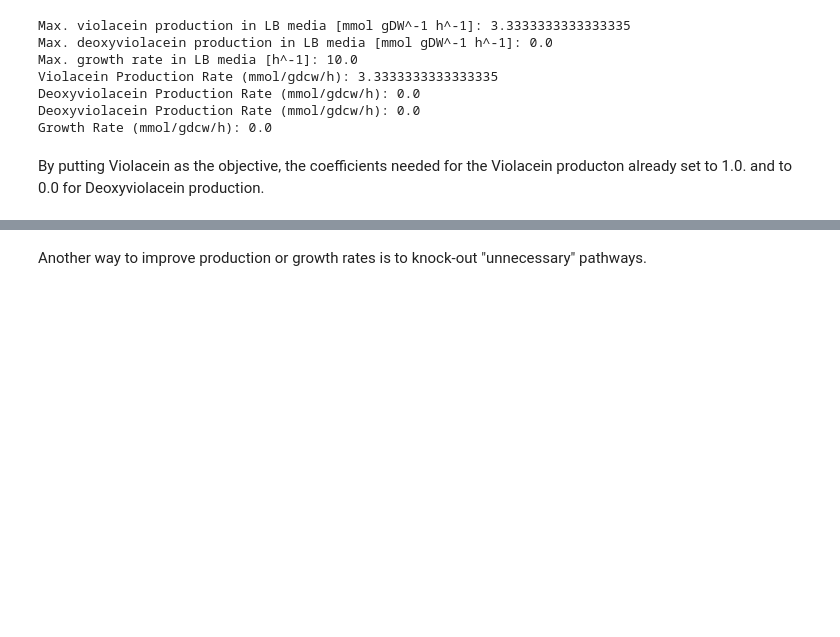
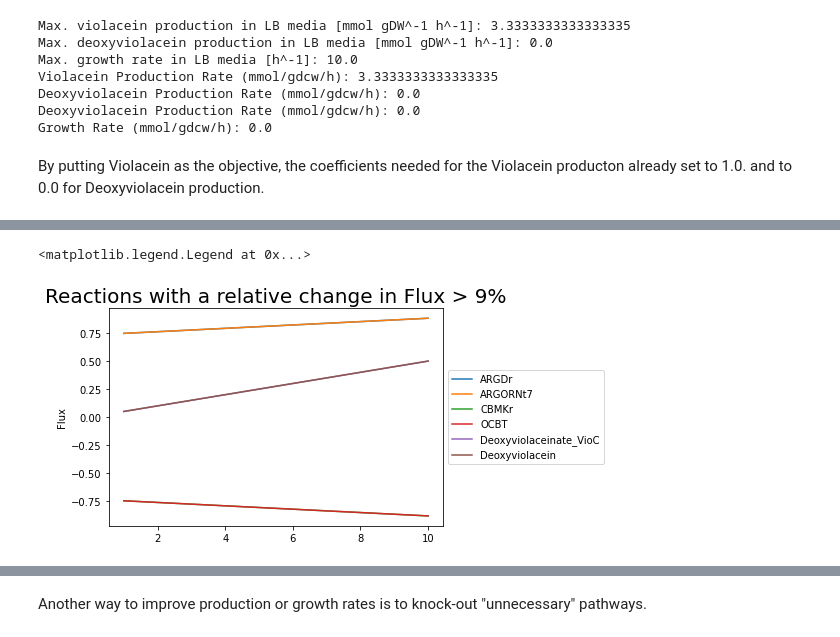
Before and after one commit to 27410/group-assignment-2021-group_1_vibrio_natriegens_2021, a Jupyter notebook: Optimizations_and_Knockouts.ipynb, the cells around one changed output, grey strips where cells are left out. Saved outputs shown, nothing was run; the diff lists cells and outputs as text; code cells hidden in the pictures; blank space fills up the shorter version.

```diff
--- a/Optimizations_and_Knockouts.ipynb
+++ b/Optimizations_and_Knockouts.ipynb
@@ -124,0 +139,4 @@ To enhance Vio_D even more another method has to be used. (Still in progress)
+# %%
+df['relative_change_in_flux'] = (df[10]-df[1])/df[10] +1
+target_reactions_df = df[df['relative_change_in_flux'] > 1.09]
+target_reactions_df
@@ -124,0 +151,9 @@ To enhance Vio_D even more another method has to be used. (Still in progress)
+# %%
+df = target_reactions_df.drop(labels='relative_change_in_flux', axis=1)
+fig = df.T.plot()
+fig.set_ylabel('Flux')
+fig.set_title('Reactions with a relative change in Flux > 9%', size=20)
+plt.legend(loc='center left', bbox_to_anchor=(1, 0.5))
+# %% [output]
+<matplotlib.legend.Legend at 0x...>
+[figure, added]
```
Also changed, not shown: parts of 7 cells of this notebook, 1 other file.
